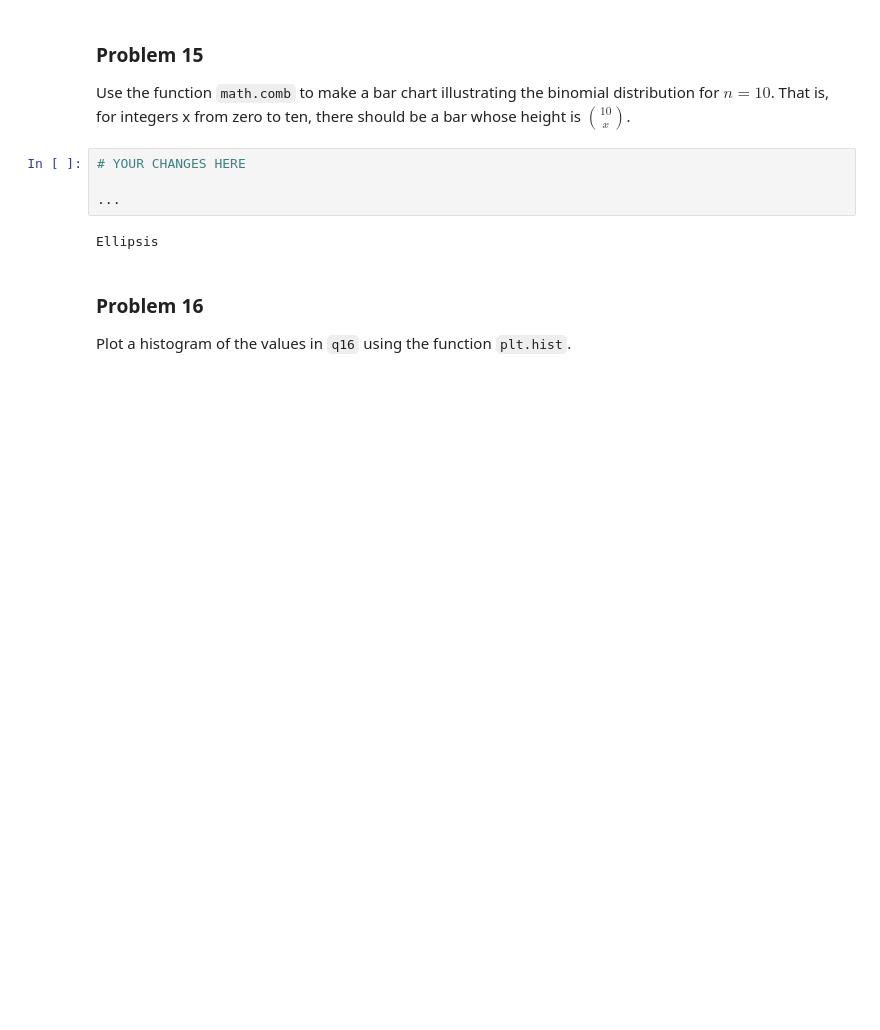
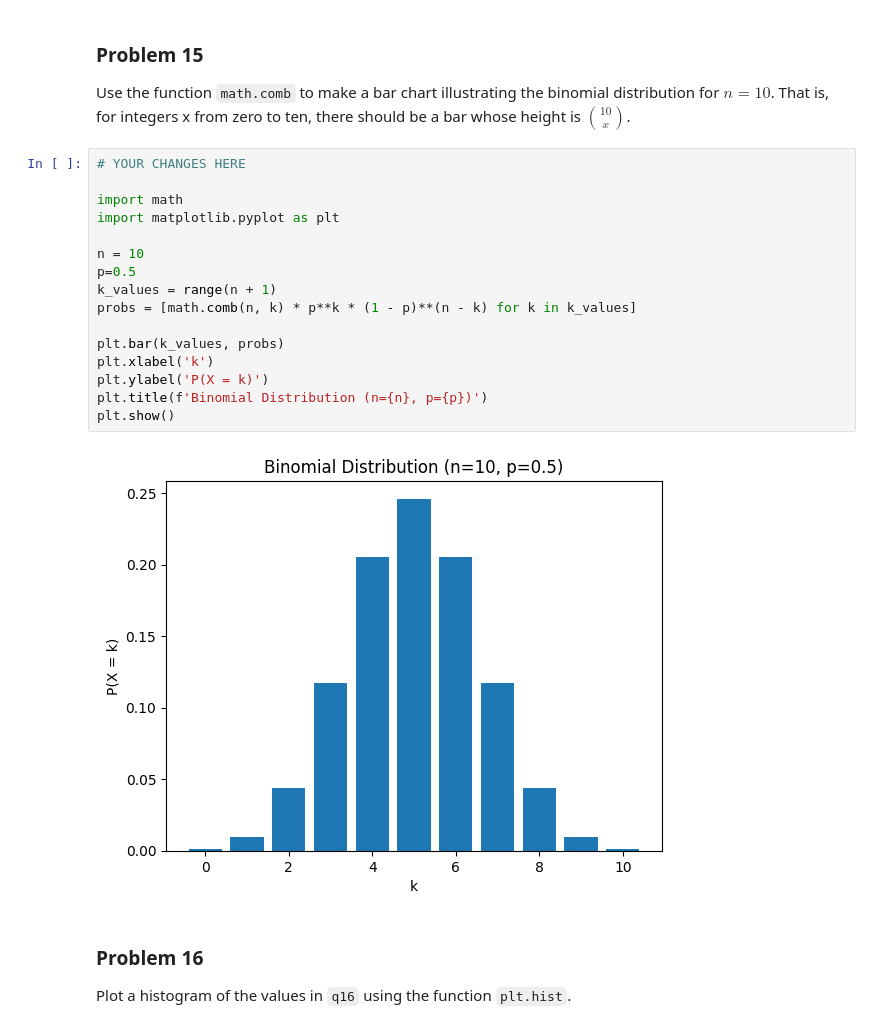
Before and after one commit to apand023/dx602-homework-05, a Jupyter notebook: homework.ipynb, the cells around one changed output. Saved outputs shown, nothing was run; the diff lists cells and outputs as text; blank space fills up the shorter version.

```diff
--- a/homework.ipynb
+++ b/homework.ipynb
@@ -390,12 +390,24 @@ Ellipsis
 
 Use the function `math.comb` to make a bar chart illustrating the binomial distribution for $n=10$.
 That is, for integers x from zero to ten, there should be a bar whose height is $10 \choose x$.
-# %%
-# YOUR CHANGES HERE
-
-...
-# %% [output]
-Ellipsis
+# %%
+# YOUR CHANGES HERE
+
+import math
+import matplotlib.pyplot as plt
+
+n = 10
+p=0.5
+k_values = range(n + 1)
+probs = [math.comb(n, k) * p**k * (1 - p)**(n - k) for k in k_values]
+
+plt.bar(k_values, probs)
+plt.xlabel('k')
+plt.ylabel('P(X = k)')
+plt.title(f'Binomial Distribution (n={n}, p={p})')
+plt.show()
+# %% [output]
+[figure, added]
 # %% [markdown]
 ### Problem 16
 
```
Also changed, not shown: parts of 4 cells of this notebook.
